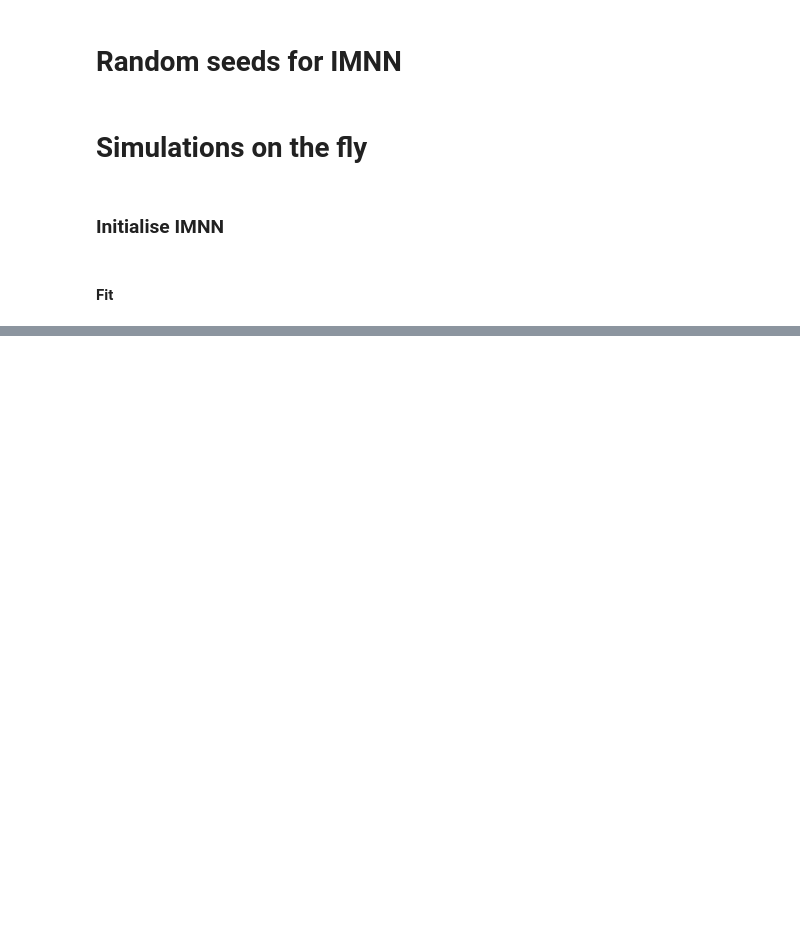
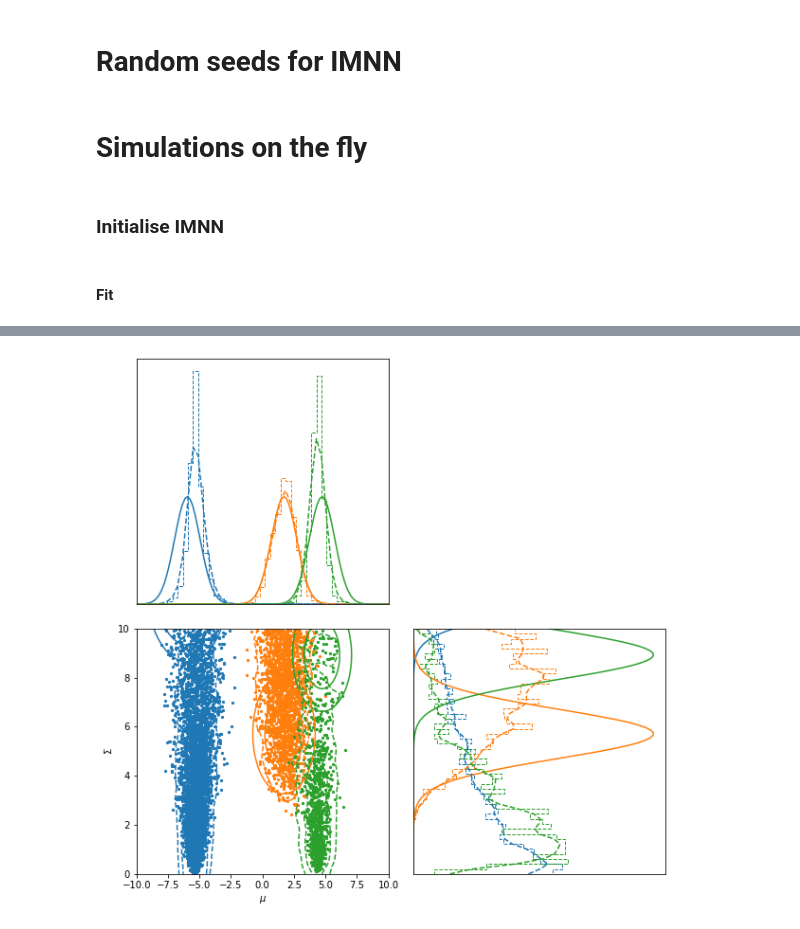
Before and after one commit to tlmakinen/imnn, a Jupyter notebook: examples/IMNN - JAX.ipynb, the cells around one changed output, grey strips where cells are left out. Drawn from its saved outputs; the diff is of its cells as text; code cells hidden in the pictures; blank space fills up the shorter version.

```diff
--- a/examples/IMNN - JAX.ipynb
+++ b/examples/IMNN - JAX.ipynb
@@ -125,0 +144,2 @@ GA.marginal_plot(labels=[r"$\mu$", r"$\Sigma$"]);
+# %%
+ABC = ApproximateBayesianComputation(target_data, prior, simulator, imnn.get_estimate, F=imnn.F, gridsize=50)
@@ -125,0 +151,6 @@ GA.marginal_plot(labels=[r"$\mu$", r"$\Sigma$"]);
+# %%
+ax = GA.marginal_plot(labels=[r"$\mu$", r"$\Sigma$"])
+ABC.marginal_plot(ax=ax, linestyle="dashed")
+ABC.scatter_plot(ax=ax, linestyle="dashed");
+# %% [output]
+[figure, added]
```
Also changed, not shown: parts of 15 cells of this notebook, 7 other files.
